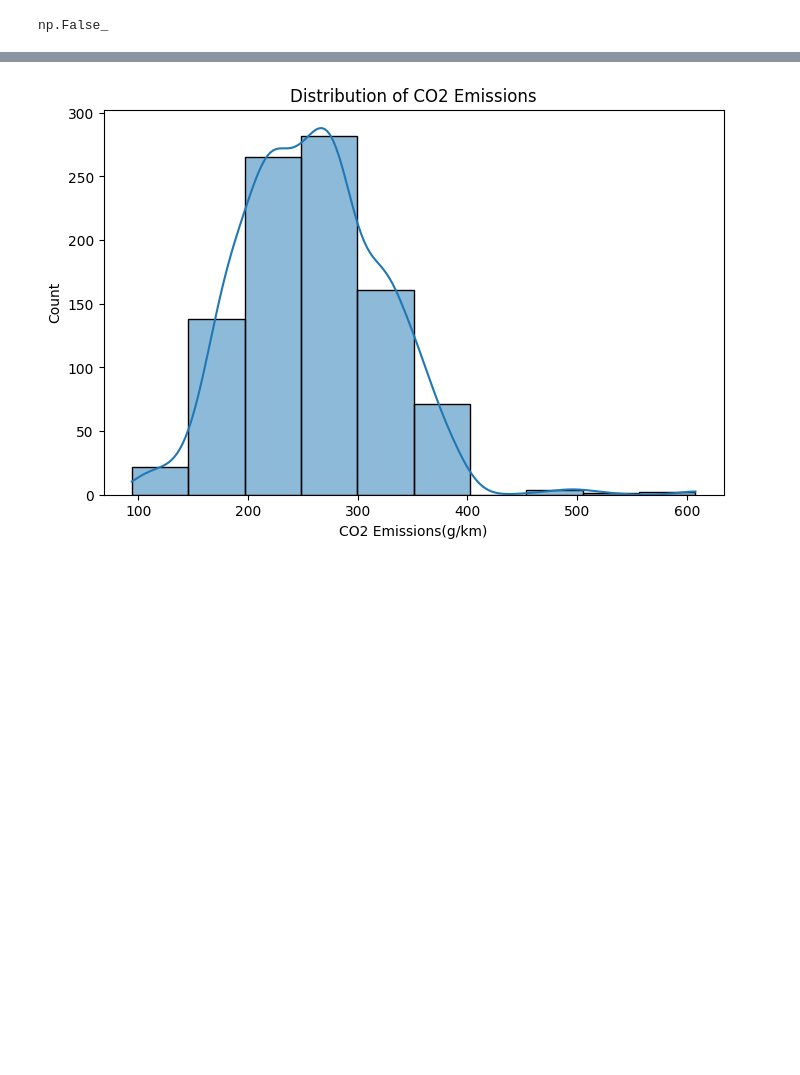
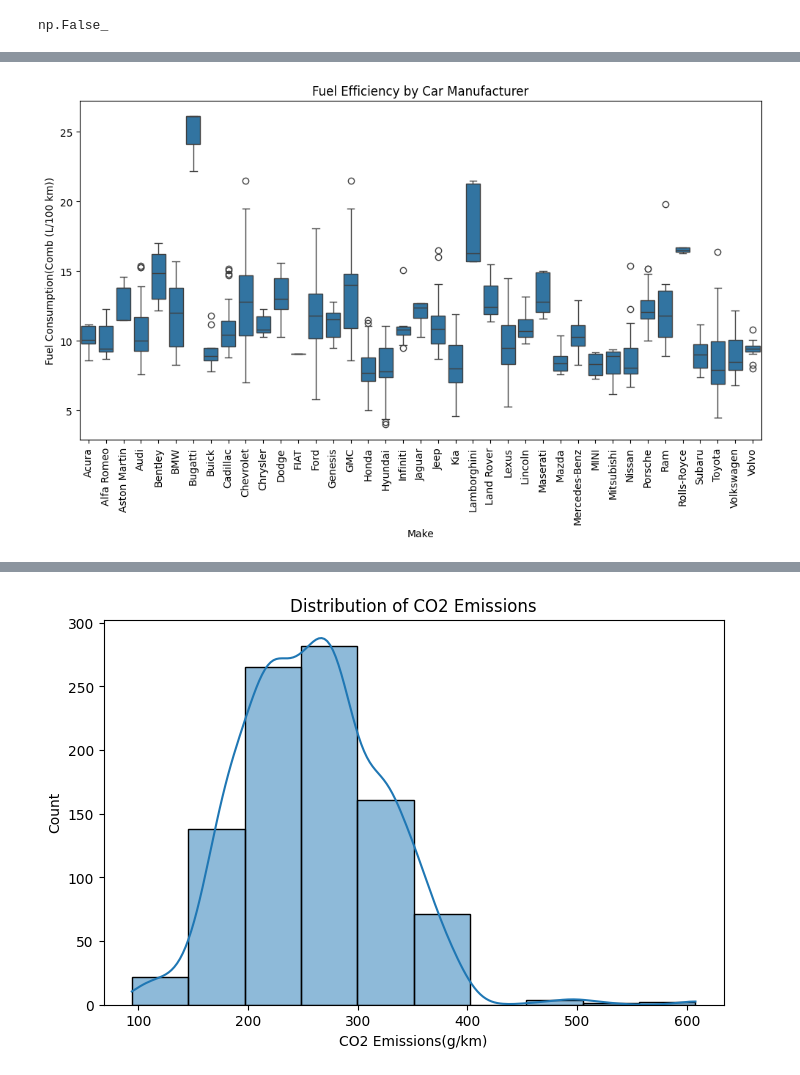
Before and after one commit to ShailajDahal-khwopa/Predict-Fuel-Effeciency, a Jupyter notebook: fuel.ipynb, the cells around one changed output, grey strips where cells are left out. Saved outputs shown, nothing was run; the diff lists cells and outputs as text; code cells hidden in the pictures; blank space fills up the shorter version.

```diff
--- a/fuel.ipynb
+++ b/fuel.ipynb
@@ -47,0 +148,10 @@ np.False_
+# %%
+
+# Efficiency by Car Manufacturer
+plt.figure(figsize=(12, 6))
+sns.boxplot(x='Make', y='Fuel Consumption(Comb (L/100 km))', data=df)
+plt.xticks(rotation=90)
+plt.title('Fuel Efficiency by Car Manufacturer')
+plt.show()
+# %% [output]
+[figure, added]
```
Also changed, not shown: parts of 12 cells of this notebook.
